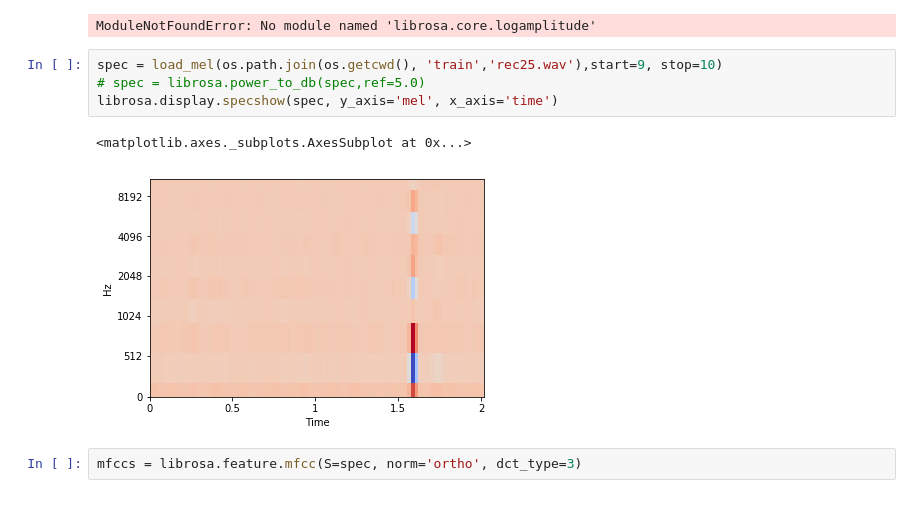
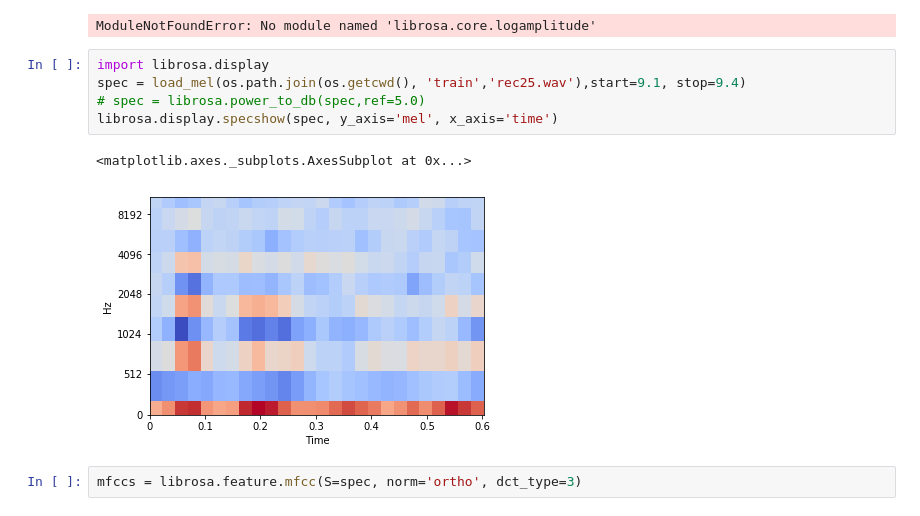
Before and after one commit to M1F1/nn2019, a Jupyter notebook: 2_kaggle_birds_sounds/data/helpers.ipynb, the cells around one changed output. Cells and saved outputs as stored; diff of their text form.

```diff
--- a/2_kaggle_birds_sounds/data/helpers.ipynb
+++ b/2_kaggle_birds_sounds/data/helpers.ipynb
@@ -198,12 +271,13 @@ import librosa.core.logamplitude
 # %% [output]
 ModuleNotFoundError: No module named 'librosa.core.logamplitude'
 # %%
-spec = load_mel(os.path.join(os.getcwd(), 'train','rec25.wav'),start=9, stop=10)
+import librosa.display
+spec = load_mel(os.path.join(os.getcwd(), 'train','rec25.wav'),start=9.1, stop=9.4)
 # spec = librosa.power_to_db(spec,ref=5.0)
 librosa.display.specshow(spec, y_axis='mel', x_axis='time')
 # %% [output]
 <matplotlib.axes._subplots.AxesSubplot at 0x...>
-[figure, old version]
+[figure, new version]
 # %%
 mfccs = librosa.feature.mfcc(S=spec, norm='ortho', dct_type=3)
 # %%
```
Also changed, not shown: parts of 10 cells of this notebook, 3 other files.
